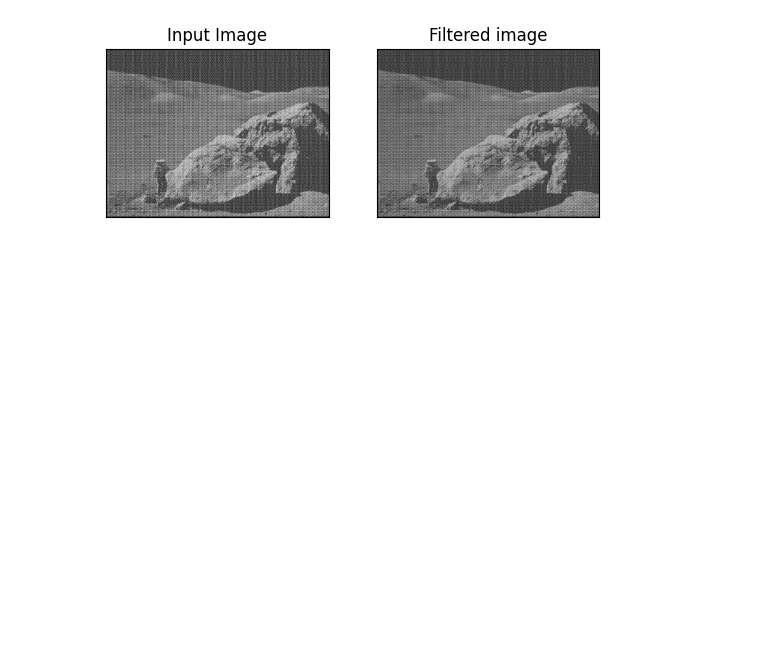
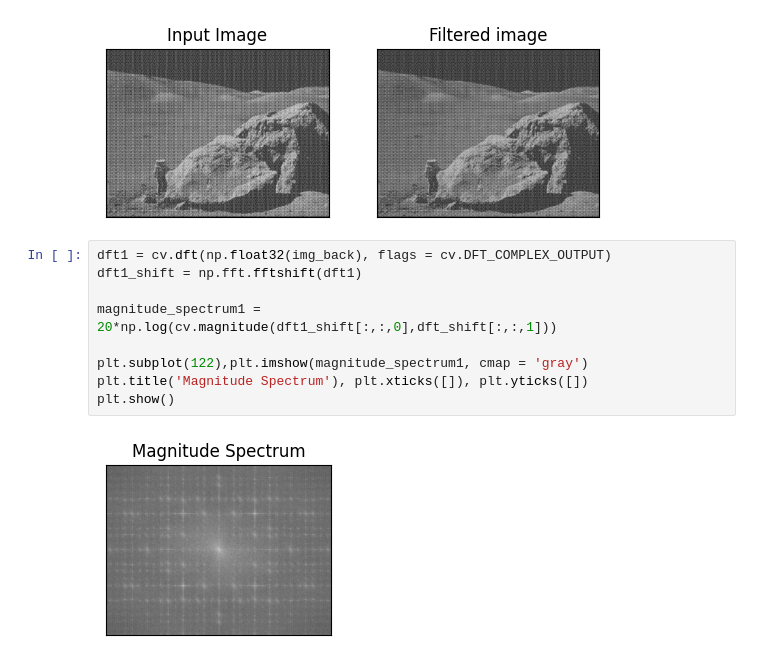
Before and after one commit to andry300000/image_2025, a Jupyter notebook: lab_5/lab_5.ipynb, the cells around one changed output. Saved outputs shown, nothing was run; the diff lists cells and outputs as text; blank space fills up the shorter version.

```diff
--- a/lab_5/lab_5.ipynb
+++ b/lab_5/lab_5.ipynb
@@ -93,3 +93,14 @@ plt.title('Filtered image'), plt.xticks([]), plt.yticks([])
 plt.show()
 # %% [output]
 [figure]
+# %%
+dft1 = cv.dft(np.float32(img_back), flags = cv.DFT_COMPLEX_OUTPUT)
+dft1_shift = np.fft.fftshift(dft1)
+
+magnitude_spectrum1 = 20*np.log(cv.magnitude(dft1_shift[:,:,0],dft_shift[:,:,1]))
+
+plt.subplot(122),plt.imshow(magnitude_spectrum1, cmap = 'gray')
+plt.title('Magnitude Spectrum'), plt.xticks([]), plt.yticks([])
+plt.show()
+# %% [output]
+[figure, added]
```
